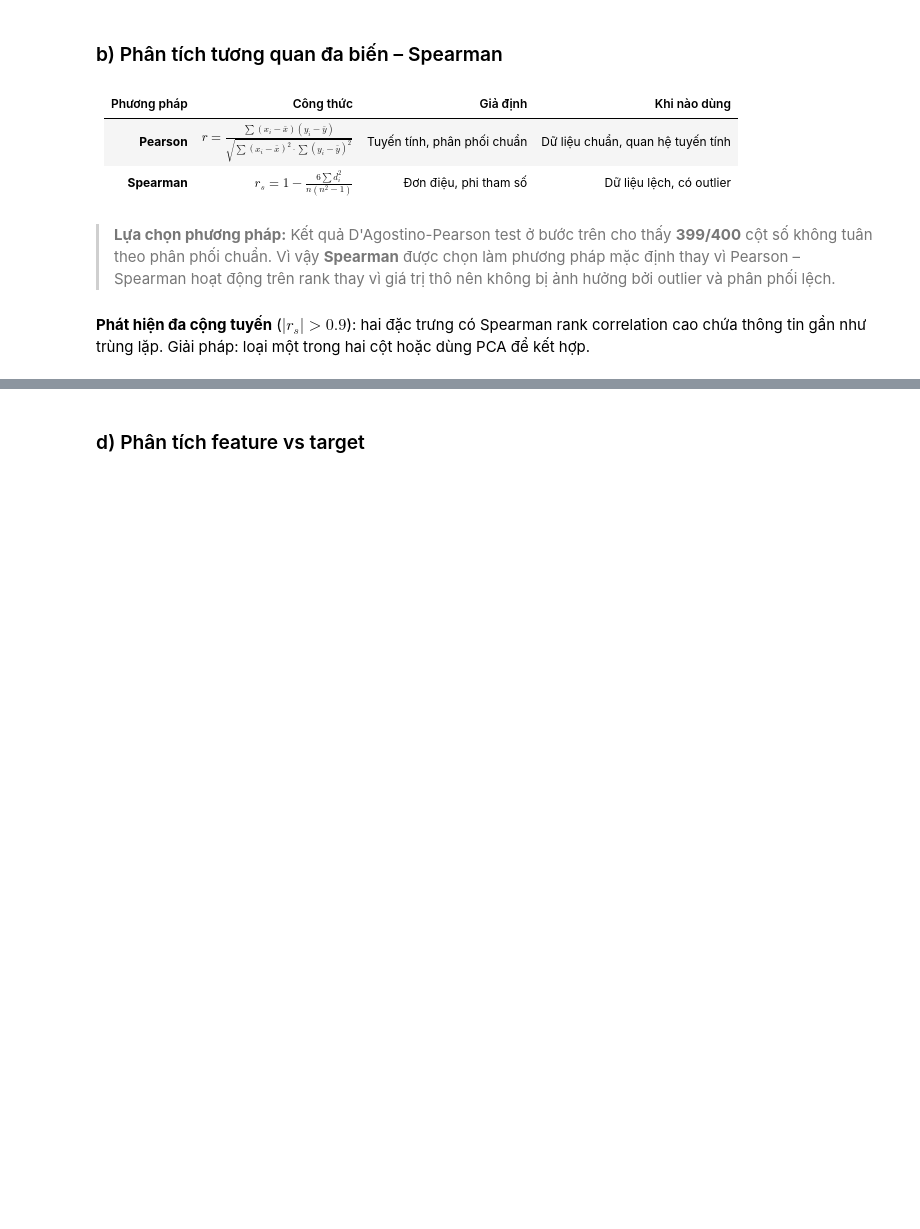
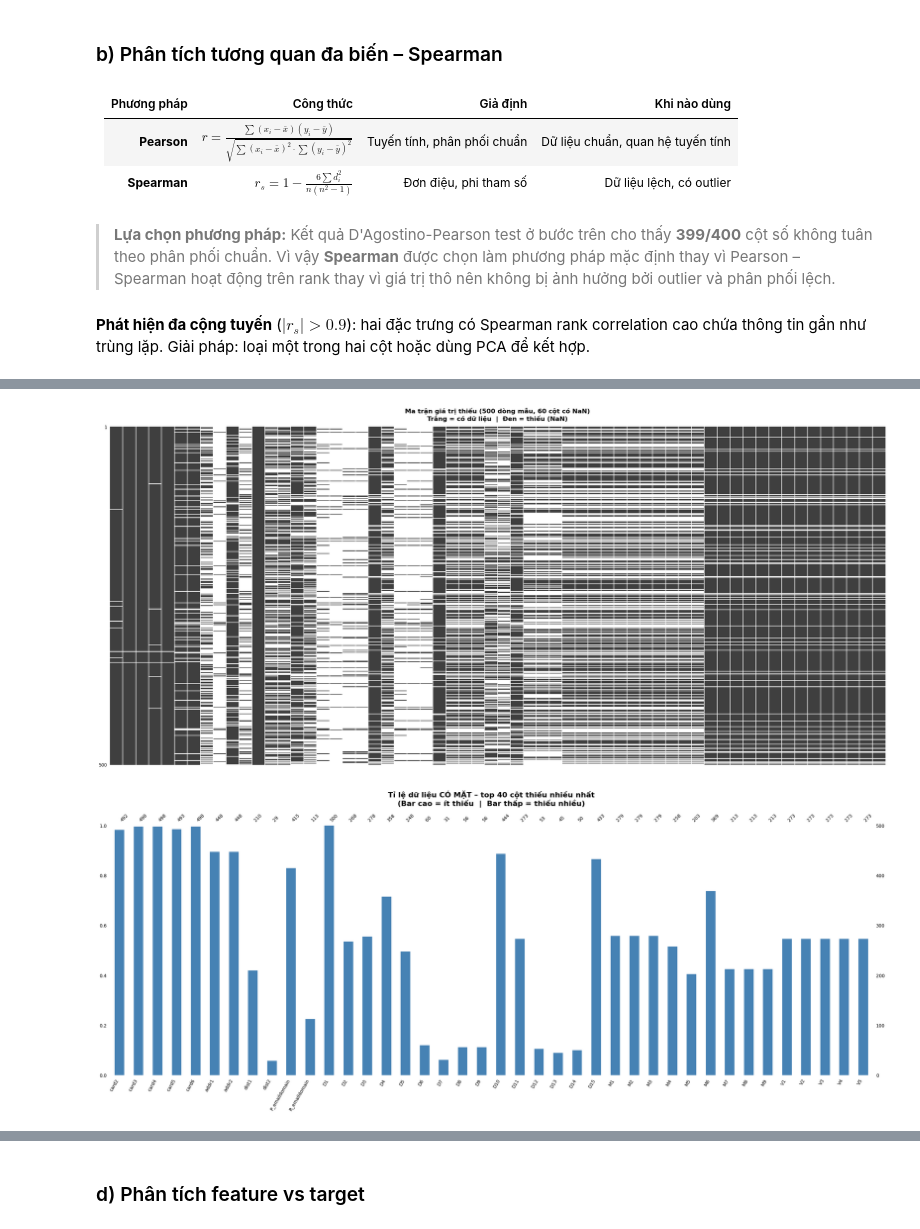
Before and after one commit to phamphuhoa-23/datapreprocessing, a Jupyter notebook: Source/notebooks/04_tabular_preprocessing.ipynb, the cells around one changed output, grey strips where cells are left out. Drawn from its saved outputs; the diff is of its cells as text; code cells hidden in the pictures; blank space fills up the shorter version.

```diff
--- a/Source/notebooks/04_tabular_preprocessing.ipynb
+++ b/Source/notebooks/04_tabular_preprocessing.ipynb
@@ -634,20 +802,33 @@ print(f"Số cột có >90% thiếu   : {(missing_pct > 0.9).sum()}")
 # %%
-fig, axes = plt.subplots(1, 2, figsize=(20, 8))
+miss_cols = [c for c in train.columns if train[c].isnull().any()]
+sample_miss = train[miss_cols].sample(500, random_state=SEED)
 
-# Chỉ hiển thị cột có giá trị thiếu, giới hạn 60 cột đầu để plot đọc được
-miss_cols = [c for c in train.columns if train[c].isnull().any()][:60]
-sample_miss = train[miss_cols].sample(500, random_state=SEED)
-msno.matrix(sample_miss, ax=axes[0], fontsize=7, sparkline=False)
-axes[0].set_title(
-    f'Ma trận giá trị thiếu (500 dòng mẫu, {len(miss_cols)} cột có NaN)', fontsize=11)
+# --- Hình 1: Ma trận missing ---
+fig1, ax1 = plt.subplots(figsize=(28, 13))
+msno.matrix(sample_miss[miss_cols[:60]], ax=ax1, fontsize=9, sparkline=False)
+ax1.set_title(
+    f'Ma trận giá trị thiếu (500 dòng mẫu, 60 cột có NaN)\n'
+    f'Trắng = có dữ liệu  |  Đen = thiếu (NaN)',
+    fontsize=16, fontweight='bold', pad=15)
+ax1.tick_params(axis='x', rotation=45, labelsize=9)
+plt.tight_layout()
+plt.savefig(os.path.join(OUTPUT_DIR, 'fig_03a_missing_matrix.png'),
+            dpi=120, bbox_inches='tight')
+plt.show()
 
-# Bar: top 40 cột thiếu nhiều nhất
-sample_miss_bar = train[miss_cols[:40]].sample(500, random_state=SEED)
-msno.bar(sample_miss_bar, ax=axes[1], fontsize=7, color='steelblue')
-axes[1].set_title(
-    'Tỉ lệ dữ liệu có mặt (top 40 cột thiếu)', fontsize=11)
-
+# --- Hình 2: Bar chart tỉ lệ có mặt ---
+top40_miss = miss_cols[:40]
+fig2, ax2 = plt.subplots(figsize=(24, 10))
+msno.bar(sample_miss[top40_miss], ax=ax2, fontsize=10, color='steelblue')
+ax2.set_title(
+    'Tỉ lệ dữ liệu CÓ MẶT - top 40 cột thiếu nhiều nhất\n'
+    '(Bar cao = ít thiếu  |  Bar thấp = thiếu nhiều)',
+    fontsize=16, fontweight='bold', pad=15)
+ax2.tick_params(axis='x', rotation=60, labelsize=10)
 plt.tight_layout()
-plt.savefig(os.path.join(OUTPUT_DIR, 'fig_03_missing_matrix.png'),
-            dpi=100, bbox_inches='tight')
+plt.savefig(os.path.join(OUTPUT_DIR, 'fig_03b_missing_bar.png'),
+            dpi=120, bbox_inches='tight')
 plt.show()
+# %% [output]
+[figure, added]
+[figure, added]
```
Also changed, not shown: parts of 114 cells of this notebook.
